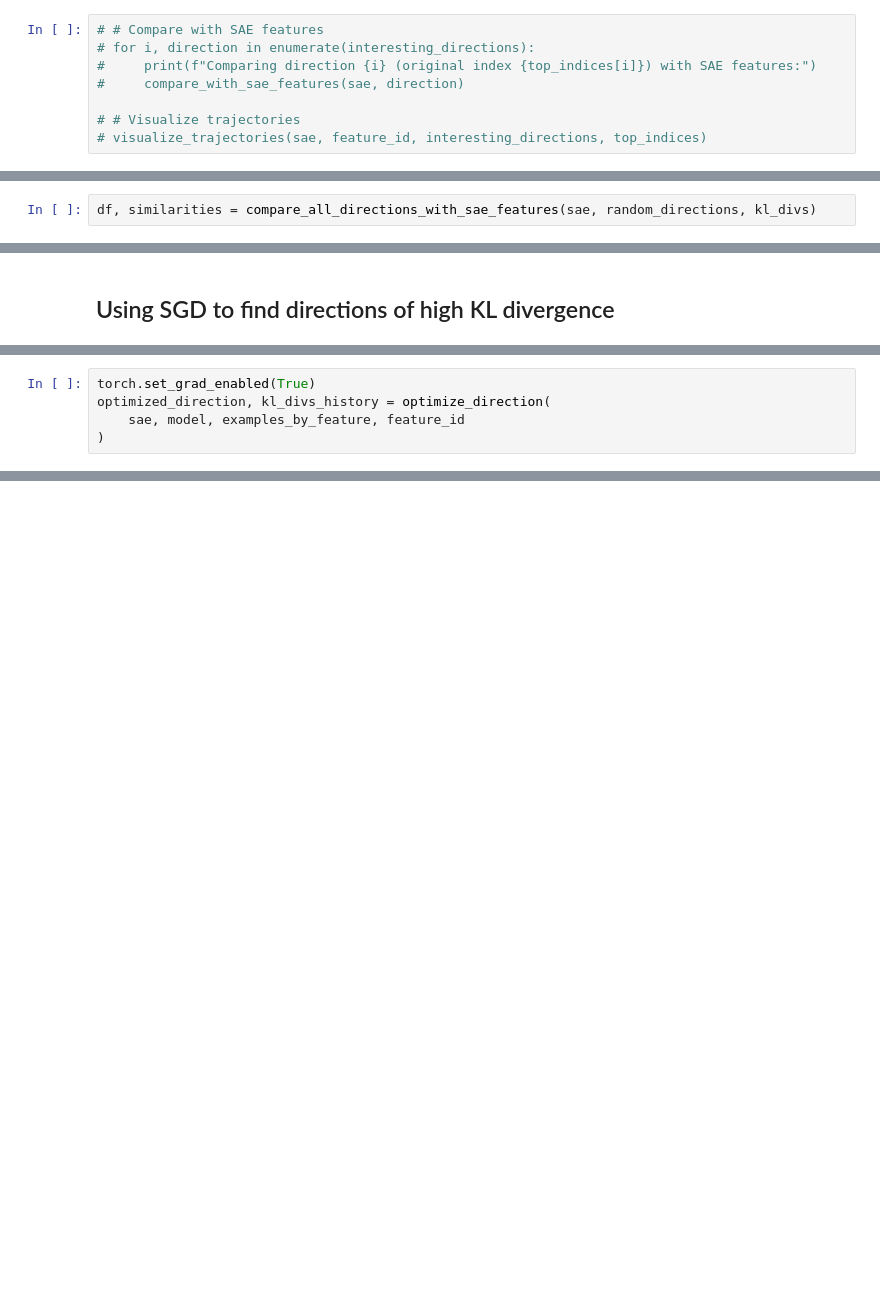
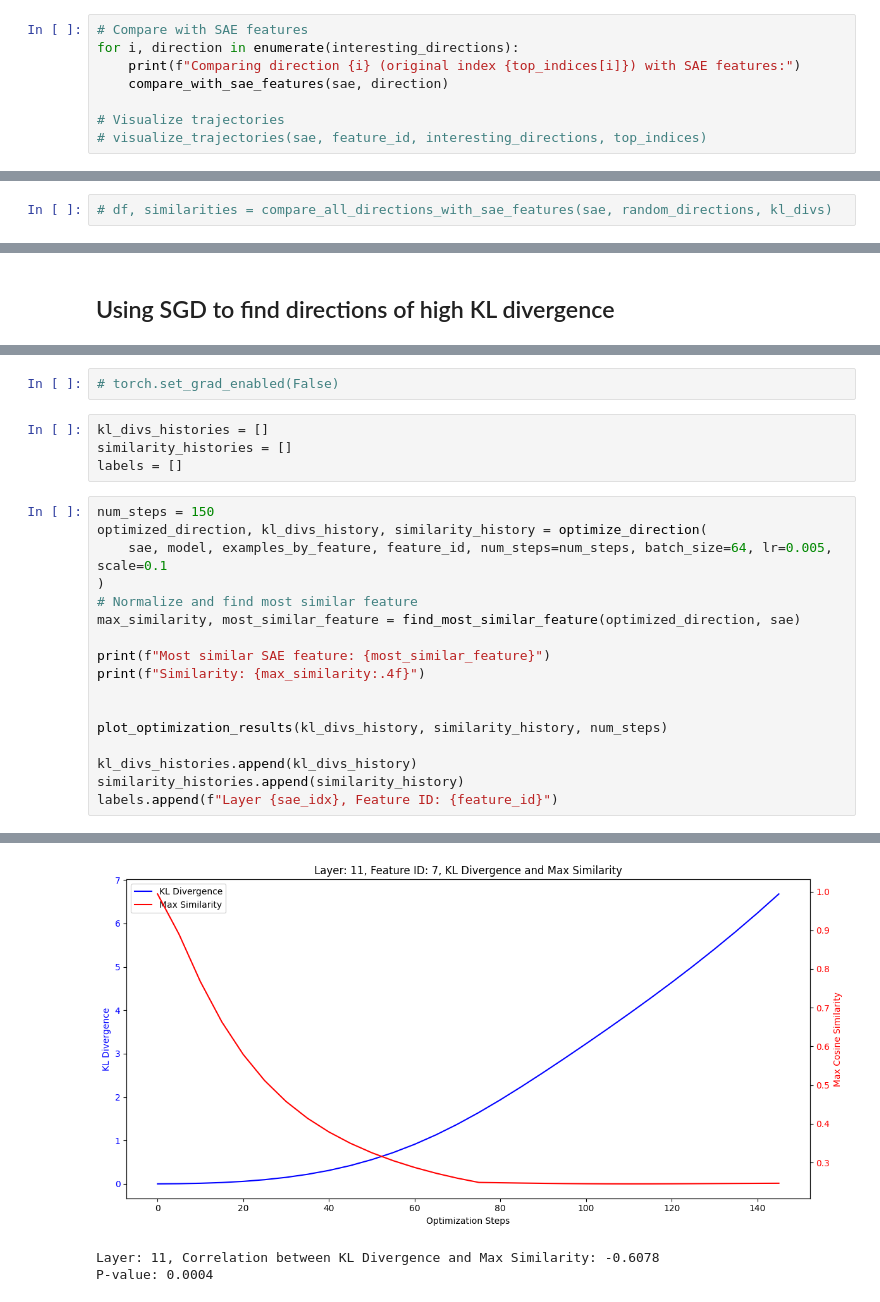
Before and after one commit to jettjaniak/teren, a Jupyter notebook: notebooks/sensitivity_landscape.ipynb, the cells around one changed output, grey strips where cells are left out. Drawn from its saved outputs; the diff is of its cells as text; blank space fills up the shorter version.

```diff
--- a/notebooks/sensitivity_landscape.ipynb
+++ b/notebooks/sensitivity_landscape.ipynb
@@ -660,8 +626,8 @@ def visualize_trajectories(sae, feature_id, directions, top_indices=None, num_st
 # %%
-# # Compare with SAE features
-# for i, direction in enumerate(interesting_directions):
-#     print(f"Comparing direction {i} (original index {top_indices[i]}) with SAE features:")
-#     compare_with_sae_features(sae, direction)
+# Compare with SAE features
+for i, direction in enumerate(interesting_directions):
+    print(f"Comparing direction {i} (original index {top_indices[i]}) with SAE features:")
+    compare_with_sae_features(sae, direction)
 
-# # Visualize trajectories
+# Visualize trajectories
 # visualize_trajectories(sae, feature_id, interesting_directions, top_indices)
@@ -713,4 +693,4 @@ def compare_all_directions_with_sae_features(sae, directions, kl_divs, top_k=3):
 
     return df, similarities
 # %%
-df, similarities = compare_all_directions_with_sae_features(sae, random_directions, kl_divs)
+# df, similarities = compare_all_directions_with_sae_features(sae, random_directions, kl_divs)
@@ -817,5 +700,0 @@ torch.cuda.empty_cache()
-# %%
-torch.set_grad_enabled(True)
-optimized_direction, kl_divs_history = optimize_direction(
-    sae, model, examples_by_feature, feature_id
-)
@@ -835,0 +913,24 @@ plt.show()
+# %%
+# torch.set_grad_enabled(False)
+# %%
+kl_divs_histories = []
+similarity_histories = []
+labels = []
+# %%
+num_steps = 150
+optimized_direction, kl_divs_history, similarity_history = optimize_direction(
+    sae, model, examples_by_feature, feature_id, num_steps=num_steps, batch_size=64, lr=0.005, scale=0.1
+)
+# Normalize and find most similar feature
+max_similarity, most_similar_feature = find_most_similar_feature(optimized_direction, sae)
+
+print(f"Most similar SAE feature: {most_similar_feature}")
+print(f"Similarity: {max_similarity:.4f}")
+
+
+plot_optimization_results(kl_divs_history, similarity_history, num_steps)
+
+kl_divs_histories.append(kl_divs_history)
+similarity_histories.append(similarity_history)
+labels.append(f"Layer {sae_idx}, Feature ID: {feature_id}")
+# %% [output]
@@ -835,0 +954,3 @@ plt.show()
+[figure, added]
+Layer: 11, Correlation between KL Divergence and Max Similarity: -0.6078
+P-value: 0.0004
```
Also changed, not shown: parts of 41 cells of this notebook.
